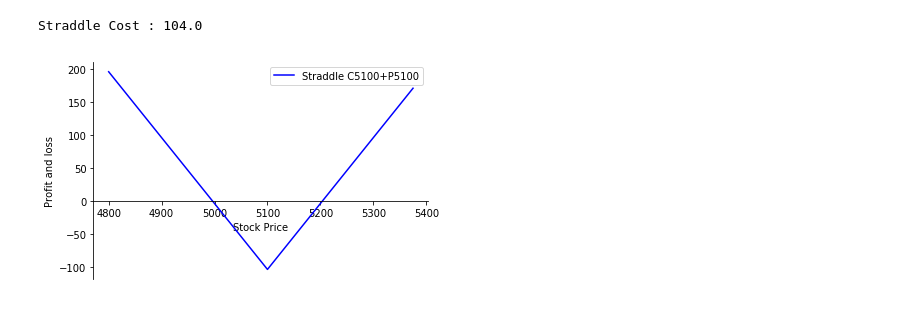
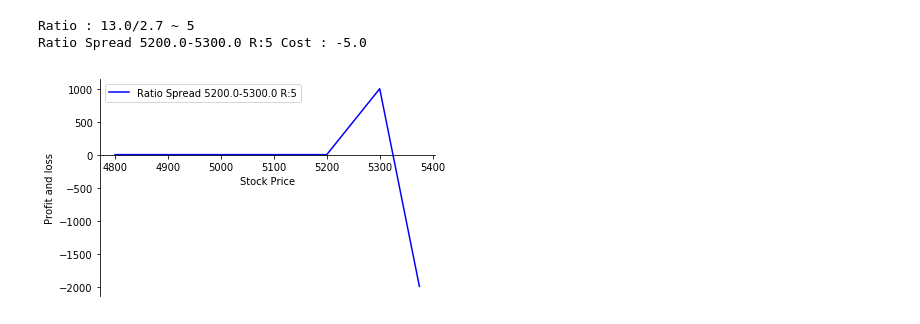
Before and after one commit to splanquart/spoption, a Jupyter notebook: test scrapper.ipynb, the cells around one changed output. Cells and saved outputs as stored; diff of their text form; code cells hidden in the pictures.

```diff
--- a/test scrapper.ipynb
+++ b/test scrapper.ipynb
@@ -10,3 +6,13 @@ options = p.scrap_options()
+# %%
+p = Page()
+p.fetch()
+options = p.scrap_options()
+call = p.call
+put = p.put
+for k, o in p.call.items():
+    o.multiplier=10
+for k, o in p.put.items():
+    o.multiplier=10
 # %%
 # test data when interet is fall
 import numpy as np
@@ -15,7 +21,3 @@ o = Option(strike=4900, achat=212.40, vente=219.40, multiplier=10)
 c = Option(cat='Call', strike=4900, achat=212.40, vente=219.40, multiplier=10)
 p = Option(cat='Put', strike=4900, achat=9.10, vente=11.60, multiplier=10)
 print(str(o));print(str(c));print(str(p))
-# %%
-call = {s : k['call'] for s, k in options.items()}
-put = {s : k['put'] for s, k in options.items()}
-options.keys()
@@ -63,6 +49,3 @@ straddle = (Strategy('Straddle C5100+P5100')
              .add(put[5100], 'long', 1))
 print('Straddle Cost : {}'.format(straddle.cost()))
 g.profit_strategy(straddle)
-# %% [output]
-Straddle Cost : 104.0
-[figure, removed]
@@ -68,0 +73,10 @@ Straddle Cost : 104.0
+# %%
+#ratio-spreads
+from product import RatioSpread
+rspread2 = RatioSpread(call[5200], call[5300])
+print('{} Cost : {}'.format(rspread2.label, rspread2.cost()))
+g.profit_strategy(rspread2)
+# %% [output]
+Ratio : 13.0/2.7 ~ 5
+Ratio Spread 5200.0-5300.0 R:5 Cost : -5.0
+[figure, added]
```
Also changed, not shown: parts of 11 cells of this notebook, 2 other files.
